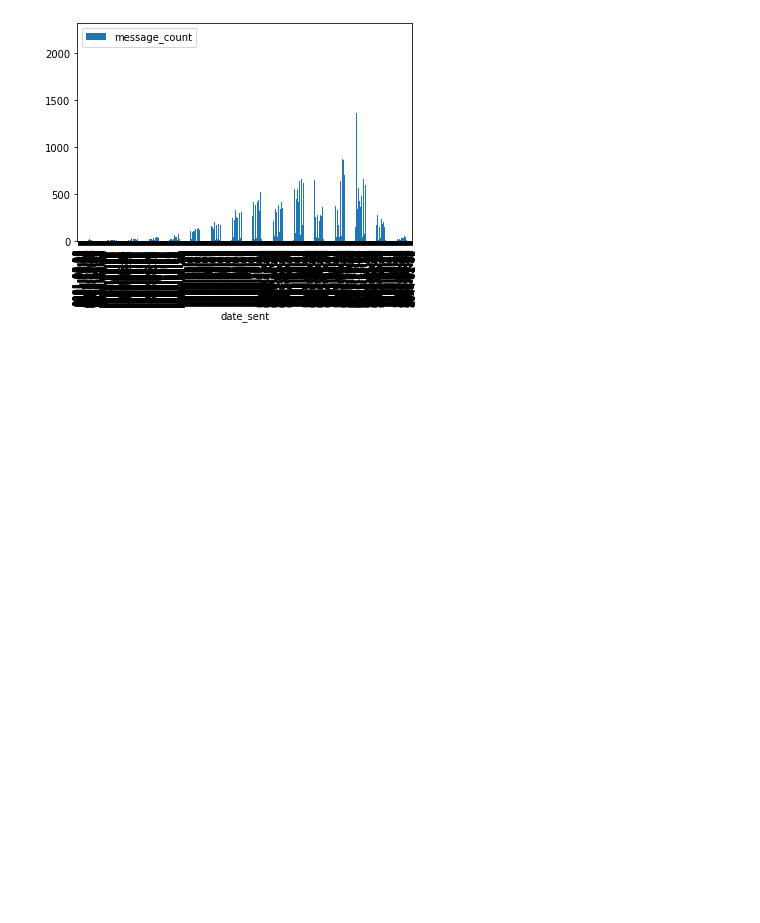
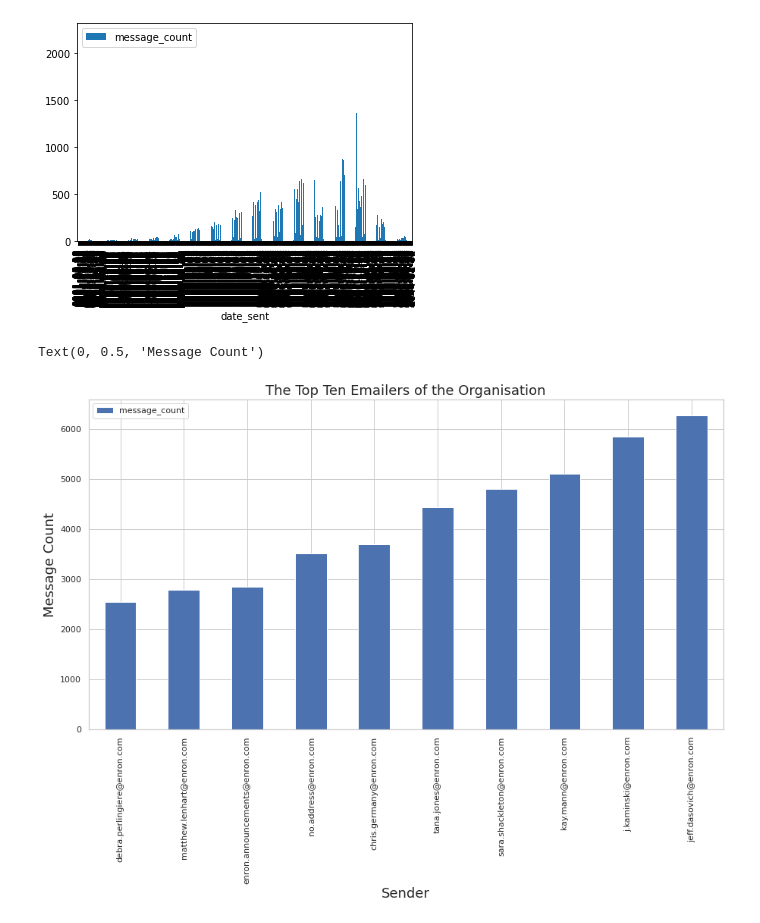
Before and after one commit to nathancomley/ASSIGNMENT-2, a Jupyter notebook: ASSESMENT_2_(TEST_PAD)_.ipynb, the cells around one changed output. Cells and saved outputs as stored; diff of their text form; code cells hidden in the pictures; blank space fills up the shorter version.

Commit message:
Improved the top 10 sender graph

```diff
--- a/ASSESMENT_2_(TEST_PAD)_.ipynb
+++ b/ASSESMENT_2_(TEST_PAD)_.ipynb
@@ -156,3 +156,27 @@ CountByDate_df.plot(x ='date_sent', y='message_count', kind = 'bar')
 # %% [output]
 <matplotlib.axes._subplots.AxesSubplot at 0x...>
 [figure]
+# %%
+#Plotting top 10 senders with pandas (TRYING TO MAKE IT BETTER) info used from
+# https://www.shanelynn.ie/bar-plots-in-python-using-pandas-dataframes/#bar-charts-the-king-of-plots
+# https://www.sidmartinbio.org/how-do-i-change-the-label-size-in-matplotlib/#How_do_I_change_the_label_size_in_Matplotlib
+
+from matplotlib import pyplot as plt
+
+#trying new styles
+import seaborn as sns
+sns.set_theme(style="whitegrid")
+
+#Setting the size
+plt.rcParams["figure.figsize"] = [15, 8]
+
+#Plotting the data
+top10_df.plot(x ='sender', y='message_count', kind = 'bar')
+
+#Labeling the axis, and changing their font size.
+plt.title("The Top Ten Emailers of the Organisation", fontsize = 18)
+plt.xlabel("Sender", fontsize = 18)
+plt.ylabel("Message Count", fontsize = 18)
+# %% [output]
+Text(0, 0.5, 'Message Count')
+[figure, added]
```
Also changed, not shown: parts of 2 cells of this notebook.
